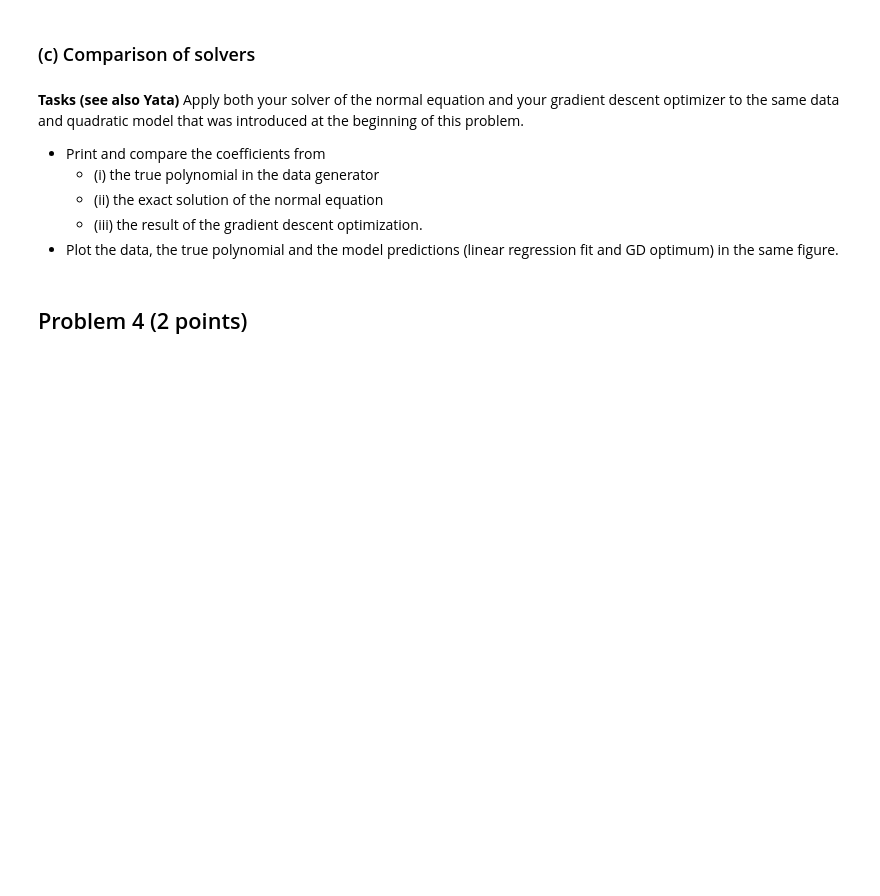
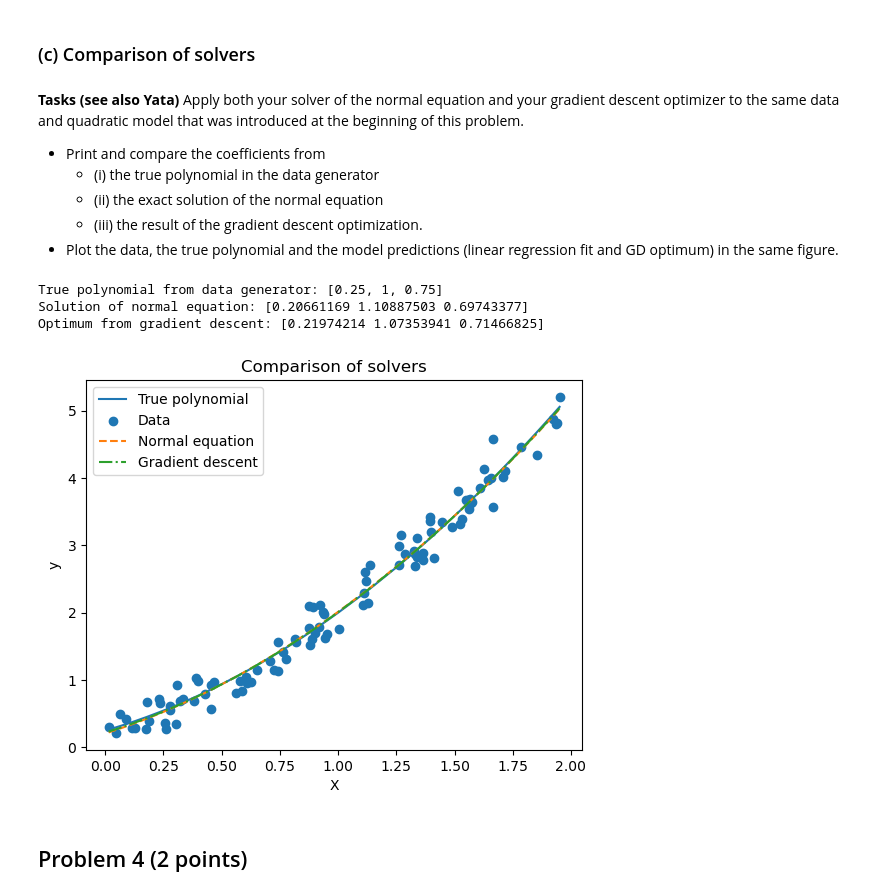
Before and after one commit to Action4/tif285, a Jupyter notebook: doc/pub/ProblemSets/Set1/TIF285_ps1_basic_problems.ipynb, the cells around one changed output. Saved outputs shown, nothing was run; the diff lists cells and outputs as text; code cells hidden in the pictures; blank space fills up the shorter version.

```diff
--- a/doc/pub/ProblemSets/Set1/TIF285_ps1_basic_problems.ipynb
+++ b/doc/pub/ProblemSets/Set1/TIF285_ps1_basic_problems.ipynb
@@ -353,9 +353,8 @@ def design_matrix(X, degree=2):
     #
 
     Nd = np.shape(X)[0]
-    X_d = np.zeros((Nd, degree+1))
-    for i in range(degree+1):
-        X_d[i] = np.power(X, i)
+    X_d = np.power(X, 0)
+    for i in range(1, degree+1):
+        col = np.power(X, i)
+        X_d = np.column_stack((X_d,col))
     return X_d
-X = ([0,1,2])
-print(design_matrix(X, 2))
@@ -391,6 +386,9 @@ def solve_normal_equation(X_d, y):
     #
     # YOUR CODE HERE
     #
+    inv = np.linalg.inv(X_d.T@X_d)
+    theta_best = inv @ X_d.T @ y
+    return theta_best.flatten()
 # %%
 # TESTS TO CHECK YOUR CODE
 # ---
@@ -461,6 +462,12 @@ def gradient_descent_linear_regression(X_d, y, theta_start, eta=0.1, n_iteration
     #
     # YOUR CODE HERE
     #
+    theta_star = theta_start
+    for i in range(n_iterations):
+        #theta_star = np.reshape(theta_star, (-1, 1))
+        grad_C = (-2/Nd*X_d.T) @ (y.flatten() - (X_d@theta_star))
+        theta_star = theta_star - eta*grad_C
+    return theta_star
 # %%
 # TESTS TO CHECK YOUR CODE
 # ---
@@ -488,14 +495,45 @@ Apply both your solver of the normal equation and your gradient descent optimize
 # %%
 # 1. Print and compare the coefficients from
 #   (i) the true polynomial in the data generator,
 #   (ii) the solution of the normal equation,
 #   (iii) the optimum from gradient descent.
 #
 # 2. Plot the data, the true polynomial and the model predictions (linear regression fit and GD optimum) in the same figure.
 
 #
 # YOUR CODE HERE
 #
+#True polynomial
+X_sort = np.sort(X, axis=None)
+y_pol = theta_true[2] * X_sort**2 + theta_true[1] * X_sort + theta_true[0]
+print(f'True polynomial from data generator: {theta_true}')
+
+#Normal equation
+X_d = design_matrix(X)
+theta_normal = solve_normal_equation(X_d, y)
+y_normal = theta_normal[2] * X_sort**2 + theta_normal[1] * X_sort + theta_normal[0]
+print(f'Solution of normal equation: {theta_normal}')
+
+#Gradient descent
+theta_start = [0,0,0]
+theta_grad = gradient_descent_linear_regression(X_d, y, theta_start, eta=0.1, n_iterations=1000)
+y_grad = theta_grad[2] * X_sort**2 + theta_grad[1] * X_sort + theta_grad[0]
+print(f'Optimum from gradient descent: {theta_grad}')
+
+plt.plot(X_sort, y_pol, label='True polynomial')
+plt.scatter(X, y, label='Data')
+plt.plot(X_sort, y_normal, linestyle='--', label='Normal equation')
+plt.plot(X_sort, y_grad, linestyle='-.', label='Gradient descent')
+plt.title('Comparison of solvers')
+plt.xlabel('X')
+plt.ylabel('y')
+plt.legend()
+plt.show()
+# %% [output]
+True polynomial from data generator: [0.25, 1, 0.75]
+Solution of normal equation: [0.20661169 1.10887503 0.69743377]
+Optimum from gradient descent: [0.21974214 1.07353941 0.71466825]
+[figure, added]
 # %% [markdown]
 ## Problem 4 (2 points)
 # %% [markdown]
```
Also changed, not shown: parts of 4 cells of this notebook, 1 other file.
